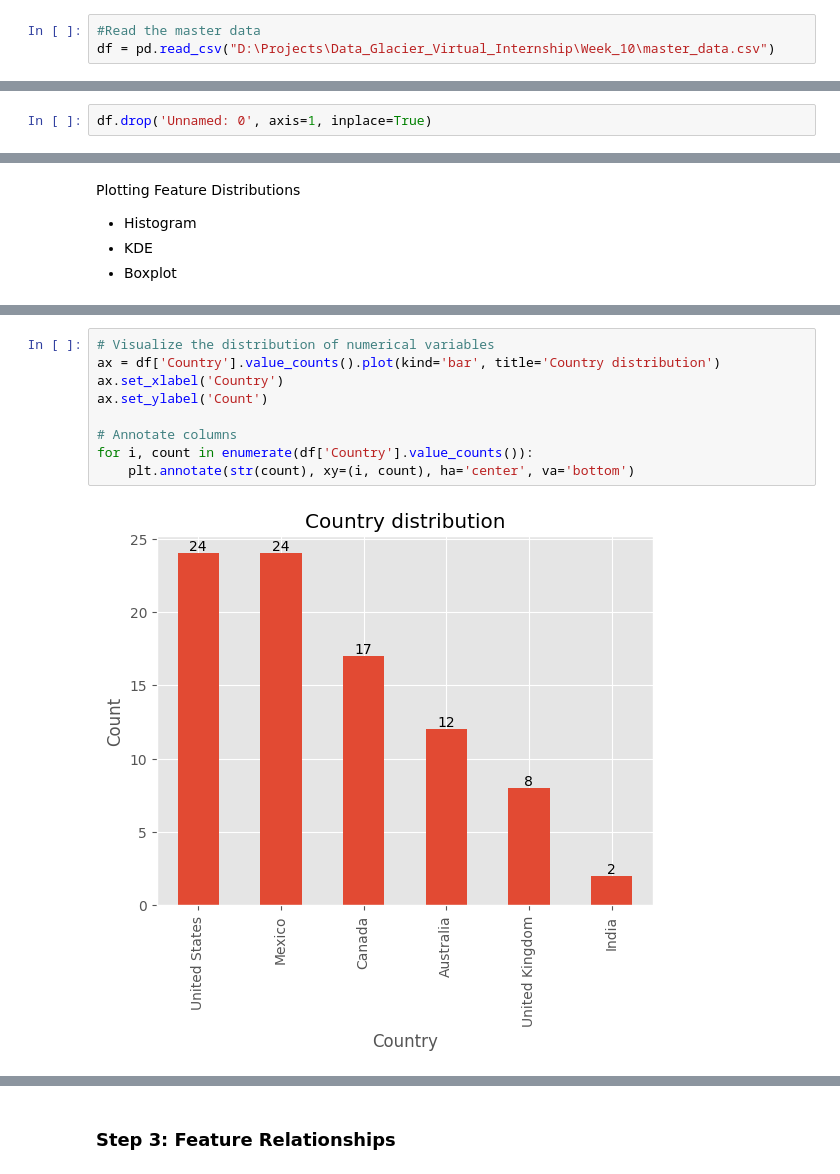
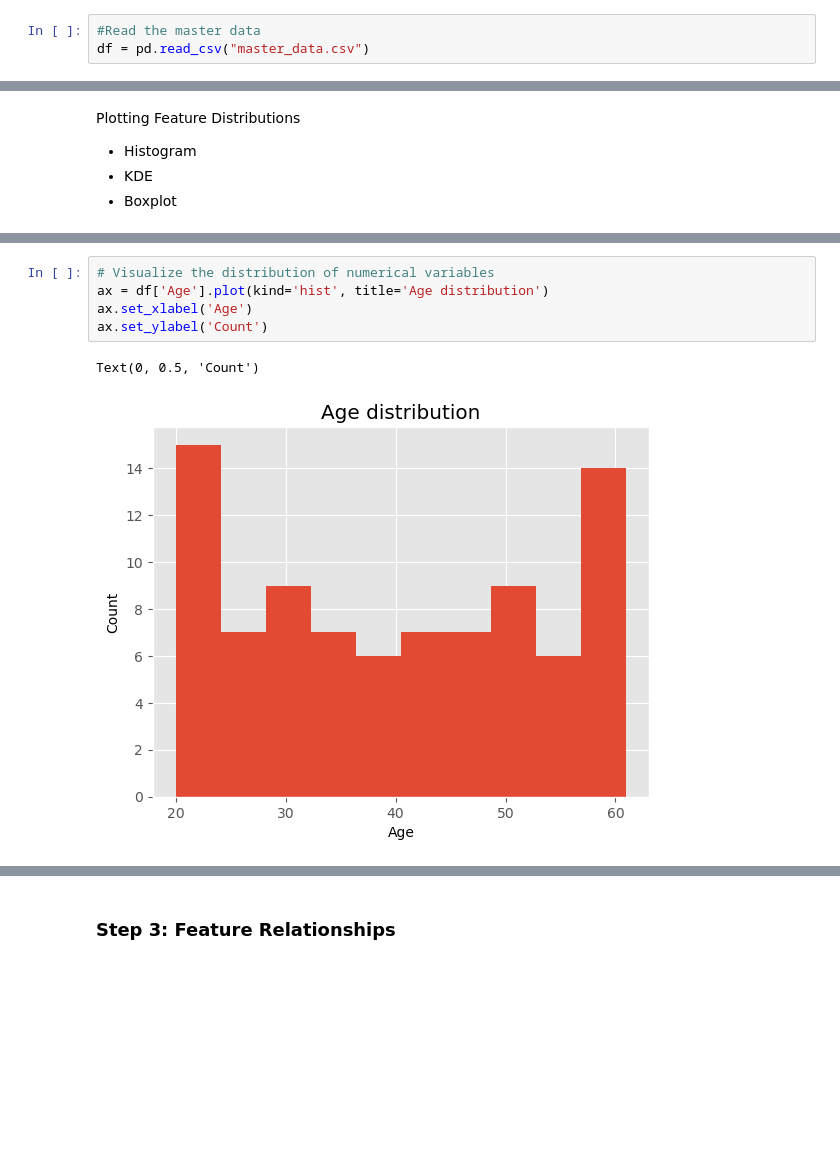
Before and after one commit to lubomirovna/Data_Glacier_Virtual_Internship, a Jupyter notebook: Week_10/eda.ipynb, the cells around one changed output, grey strips where cells are left out. Cells and saved outputs as stored; diff of their text form; blank space fills up the shorter version.

```diff
--- a/Week_10/eda.ipynb
+++ b/Week_10/eda.ipynb
@@ -10,7 +10,7 @@ import plotly.express as px
 plt.style.use('ggplot')
 # %%
 #Read the master data
-df = pd.read_csv("D:\Projects\Data_Glacier_Virtual_Internship\Week_10\master_data.csv")
+df = pd.read_csv("master_data.csv")
 # %% [markdown]
 ### Step 1: Data Understanding
 # %% [markdown]
@@ -34,5 +34,3 @@ df.head()
-# %%
-df.drop('Unnamed: 0', axis=1, inplace=True)
 # %%
 df.dtypes
 # %% [output]
@@ -70,11 +75,8 @@ Plotting Feature Distributions
 # %%
 # Visualize the distribution of numerical variables
-ax = df['Country'].value_counts().plot(kind='bar', title='Country distribution')
-ax.set_xlabel('Country')
+ax = df['Age'].plot(kind='hist', title='Age distribution')
+ax.set_xlabel('Age')
 ax.set_ylabel('Count')
-
-# Annotate columns
-for i, count in enumerate(df['Country'].value_counts()):
-    plt.annotate(str(count), xy=(i, count), ha='center', va='bottom')
 # %% [output]
+Text(0, 0.5, 'Count')
-[figure, old version]
+[figure, new version]
```
Also changed, not shown: parts of 14 cells of this notebook, 1 other file.
